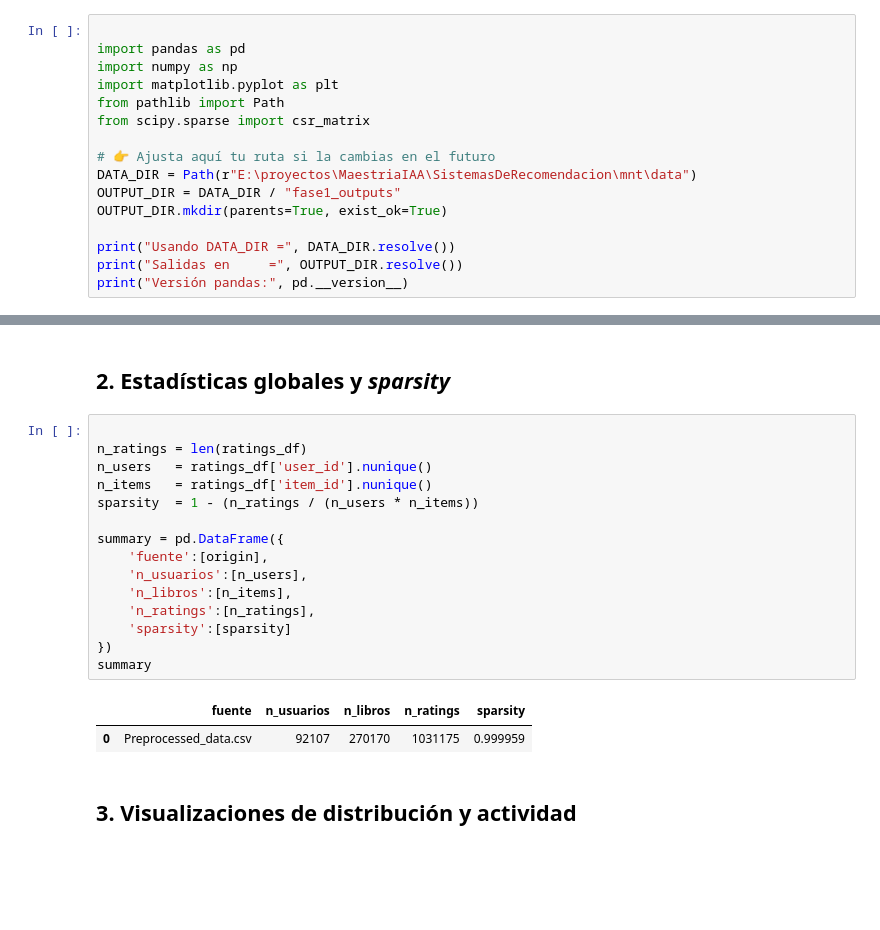
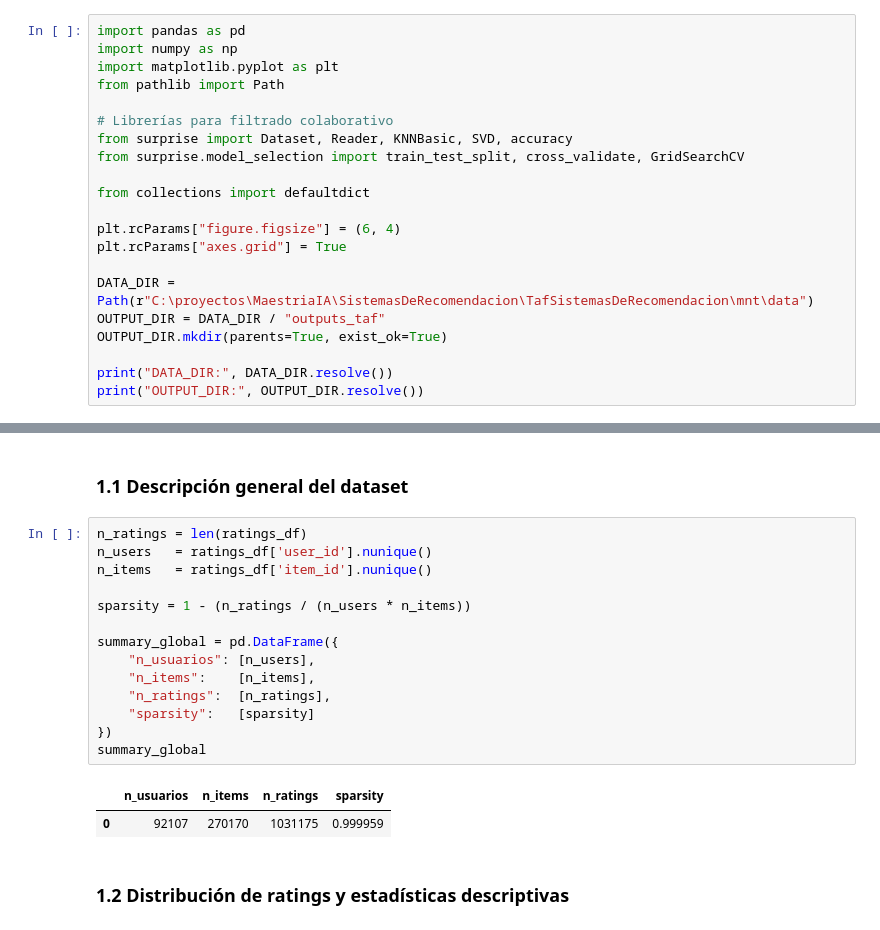
Before and after one commit to FranzBurneo/TafSistemasDeRecomendacion, a Jupyter notebook: TAF_Fase1_BookCrossing_local.ipynb, the cells around one changed output, grey strips where cells are left out. Cells and saved outputs as stored; diff of their text form; blank space fills up the shorter version.

```diff
--- a/TAF_Fase1_BookCrossing_local.ipynb
+++ b/TAF_Fase1_BookCrossing_local.ipynb
@@ -16,17 +14,22 @@ E:\proyectos\MaestriaIAA\SistemasDeRecomendacion\mnt\data
 # %%
-
 import pandas as pd
 import numpy as np
 import matplotlib.pyplot as plt
 from pathlib import Path
-from scipy.sparse import csr_matrix
 
-# 👉 Ajusta aquí tu ruta si la cambias en el futuro
-DATA_DIR = Path(r"E:\proyectos\MaestriaIAA\SistemasDeRecomendacion\mnt\data")
-OUTPUT_DIR = DATA_DIR / "fase1_outputs"
+# Librerías para filtrado colaborativo
+from surprise import Dataset, Reader, KNNBasic, SVD, accuracy
+from surprise.model_selection import train_test_split, cross_validate, GridSearchCV
+
+from collections import defaultdict
+
+plt.rcParams["figure.figsize"] = (6, 4)
+plt.rcParams["axes.grid"] = True
+
+DATA_DIR = Path(r"C:\proyectos\MaestriaIA\SistemasDeRecomendacion\TafSistemasDeRecomendacion\mnt\data")
+OUTPUT_DIR = DATA_DIR / "outputs_taf"
 OUTPUT_DIR.mkdir(parents=True, exist_ok=True)
 
-print("Usando DATA_DIR =", DATA_DIR.resolve())
-print("Salidas en     =", OUTPUT_DIR.resolve())
-print("Versión pandas:", pd.__version__)
+print("DATA_DIR:", DATA_DIR.resolve())
+print("OUTPUT_DIR:", OUTPUT_DIR.resolve())
 # %% [output]
@@ -126,23 +166,22 @@ Origen: Preprocessed_data.csv | shape: (1031175, 3)
 # %% [markdown]
-## 2. Estadísticas globales y *sparsity*
+### 1.1 Descripción general del dataset
 # %%
-
 n_ratings = len(ratings_df)
 n_users   = ratings_df['user_id'].nunique()
 n_items   = ratings_df['item_id'].nunique()
-sparsity  = 1 - (n_ratings / (n_users * n_items))
 
-summary = pd.DataFrame({
-    'fuente':[origin],
-    'n_usuarios':[n_users],
-    'n_libros':[n_items],
-    'n_ratings':[n_ratings],
-    'sparsity':[sparsity]
+sparsity = 1 - (n_ratings / (n_users * n_items))
+
+summary_global = pd.DataFrame({
+    "n_usuarios": [n_users],
+    "n_items":    [n_items],
+    "n_ratings":  [n_ratings],
+    "sparsity":   [sparsity]
 })
-summary
+summary_global
 # %% [output]
-|  | fuente | n_usuarios | n_libros | n_ratings | sparsity |
-| 0 | Preprocessed_data.csv | 92107 | 270170 | 1031175 | 0.999959 |
+|  | n_usuarios | n_items | n_ratings | sparsity |
+| 0 | 92107 | 270170 | 1031175 | 0.999959 |
 # %% [markdown]
-## 3. Visualizaciones de distribución y actividad
+### 1.2 Distribución de ratings y estadísticas descriptivas
 # %%
```
Also changed, not shown: parts of 52 cells of this notebook, 3 other files.
